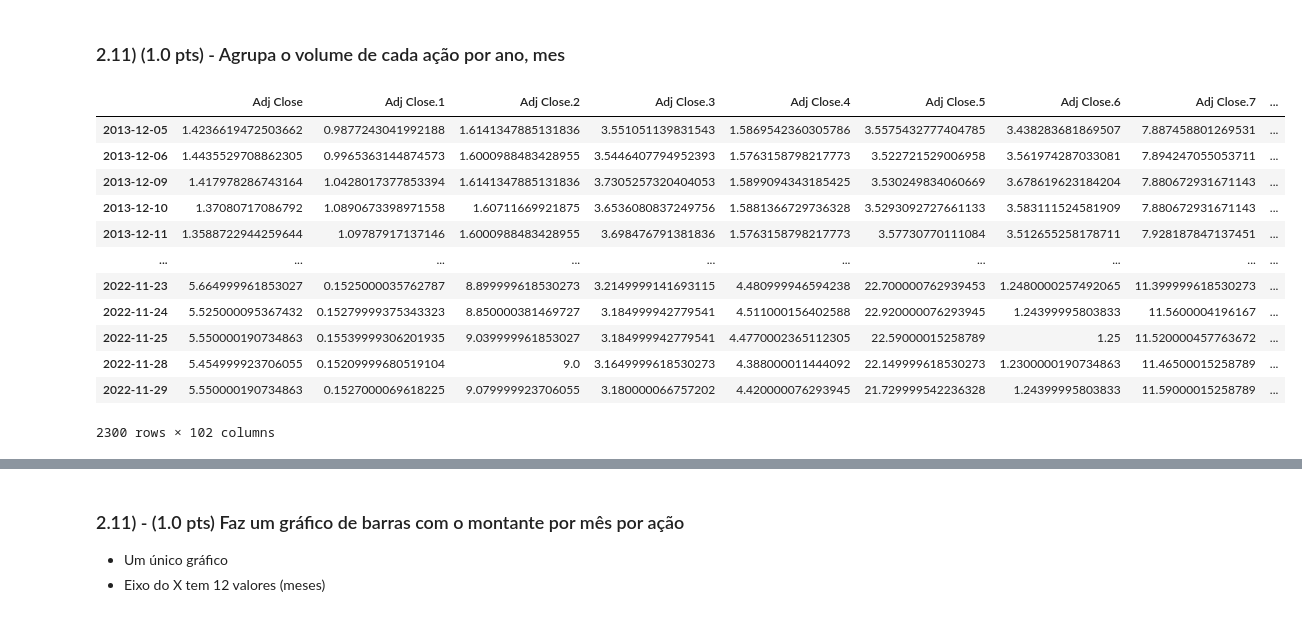
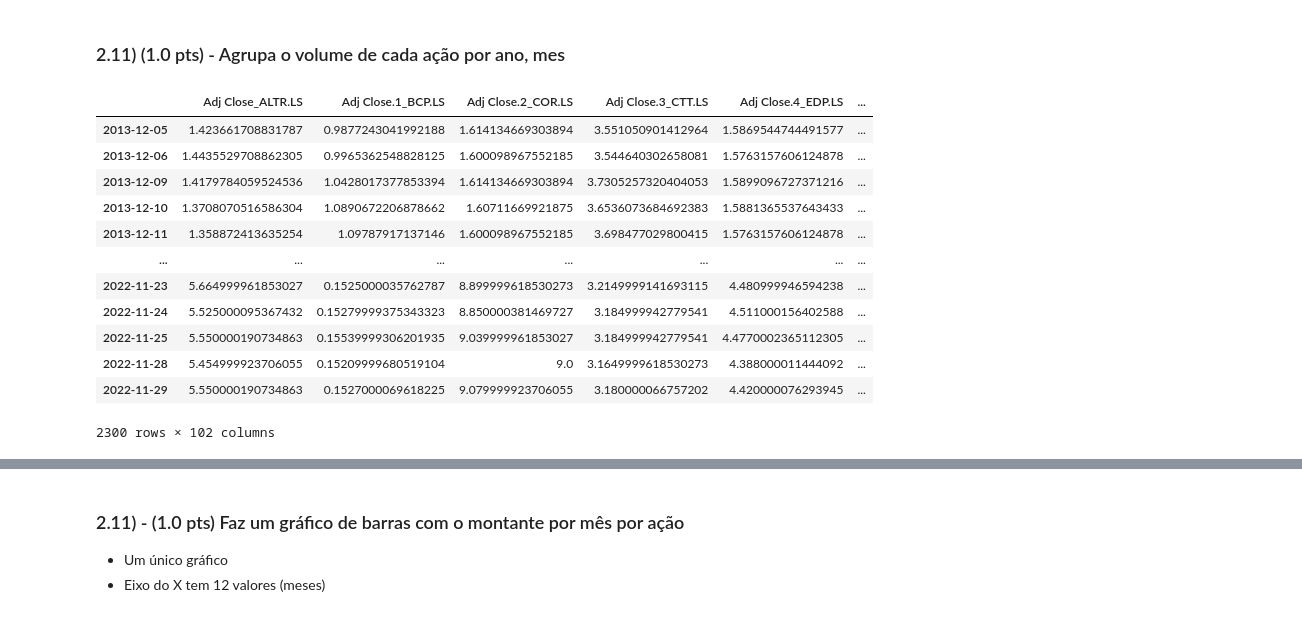
Before and after one commit to Brutosippon/projecto1, a Jupyter notebook: 2022 CF_GRUPO_K.ipynb, the cells around one changed output, grey strips where cells are left out. Drawn from its saved outputs; the diff is of its cells as text; code cells hidden in the pictures.

```diff
--- a/2022 CF_GRUPO_K.ipynb
+++ b/2022 CF_GRUPO_K.ipynb
@@ -499,3 +464,7 @@ df_data_csv
 | 2022-11-28 | 5.454999923706055 | 0.15209999680519104 | 9.0 | 3.1649999618530273 | 4.388000011444092 | 22.149999618530273 | 1.2300000190734863 | 11.46500015258789 | ... |
 | 2022-11-29 | 5.550000190734863 | 0.1527000069618225 | 9.079999923706055 | 3.180000066757202 | 4.420000076293945 | 21.729999542236328 | 1.24399995803833 | 11.59000015258789 | ... |
 2302 rows × 102 columns
+# %%
+# concact do name of columns with the 1st row
+df_data_csv.columns = df_data_csv.columns + '_' + df_data_csv.iloc[0]
+df_data_csv
@@ -502,21 +498,19 @@ df_data_csv
 # %% [markdown]
 ### 2.11) (1.0 pts) -  Agrupa o volume de cada ação por ano, mes
 # %%
-### 2.11) (1.0 pts) -  Agrupa o volume de cada ação por ano, mes
-# group the volume by year and month
-date=df_data_csv.iloc[2:,:]
-date
+df_data_csv_Adj=df_data_csv.iloc[2:,:]
+df_data_csv_Adj
 # %% [output]
-|  | Adj Close | Adj Close.1 | Adj Close.2 | Adj Close.3 | Adj Close.4 | Adj Close.5 | Adj Close.6 | Adj Close.7 | ... |
-| 2013-12-05 | 1.4236619472503662 | 0.9877243041992188 | 1.6141347885131836 | 3.551051139831543 | 1.5869542360305786 | 3.5575432777404785 | 3.438283681869507 | 7.887458801269531 | ... |
-| 2013-12-06 | 1.4435529708862305 | 0.9965363144874573 | 1.6000988483428955 | 3.5446407794952393 | 1.5763158798217773 | 3.522721529006958 | 3.561974287033081 | 7.894247055053711 | ... |
-| 2013-12-09 | 1.417978286743164 | 1.0428017377853394 | 1.6141347885131836 | 3.7305257320404053 | 1.5899094343185425 | 3.530249834060669 | 3.678619623184204 | 7.880672931671143 | ... |
-| 2013-12-10 | 1.37080717086792 | 1.0890673398971558 | 1.60711669921875 | 3.6536080837249756 | 1.5881366729736328 | 3.5293092727661133 | 3.583111524581909 | 7.880672931671143 | ... |
-| 2013-12-11 | 1.3588722944259644 | 1.09787917137146 | 1.6000988483428955 | 3.698476791381836 | 1.5763158798217773 | 3.57730770111084 | 3.512655258178711 | 7.928187847137451 | ... |
-| ... | ... | ... | ... | ... | ... | ... | ... | ... | ... |
-| 2022-11-23 | 5.664999961853027 | 0.1525000035762787 | 8.899999618530273 | 3.2149999141693115 | 4.480999946594238 | 22.700000762939453 | 1.2480000257492065 | 11.399999618530273 | ... |
-| 2022-11-24 | 5.525000095367432 | 0.15279999375343323 | 8.850000381469727 | 3.184999942779541 | 4.511000156402588 | 22.920000076293945 | 1.24399995803833 | 11.5600004196167 | ... |
-| 2022-11-25 | 5.550000190734863 | 0.15539999306201935 | 9.039999961853027 | 3.184999942779541 | 4.4770002365112305 | 22.59000015258789 | 1.25 | 11.520000457763672 | ... |
-| 2022-11-28 | 5.454999923706055 | 0.15209999680519104 | 9.0 | 3.1649999618530273 | 4.388000011444092 | 22.149999618530273 | 1.2300000190734863 | 11.46500015258789 | ... |
-| 2022-11-29 | 5.550000190734863 | 0.1527000069618225 | 9.079999923706055 | 3.180000066757202 | 4.420000076293945 | 21.729999542236328 | 1.24399995803833 | 11.59000015258789 | ... |
+|  | Adj Close_ALTR.LS | Adj Close.1_BCP.LS | Adj Close.2_COR.LS | Adj Close.3_CTT.LS | Adj Close.4_EDP.LS | ... |
+| 2013-12-05 | 1.423661708831787 | 0.9877243041992188 | 1.614134669303894 | 3.551050901412964 | 1.5869544744491577 | ... |
+| 2013-12-06 | 1.4435529708862305 | 0.9965362548828125 | 1.600098967552185 | 3.544640302658081 | 1.5763157606124878 | ... |
+| 2013-12-09 | 1.4179784059524536 | 1.0428017377853394 | 1.614134669303894 | 3.7305257320404053 | 1.5899096727371216 | ... |
+| 2013-12-10 | 1.3708070516586304 | 1.0890672206878662 | 1.60711669921875 | 3.6536073684692383 | 1.5881365537643433 | ... |
+| 2013-12-11 | 1.358872413635254 | 1.09787917137146 | 1.600098967552185 | 3.698477029800415 | 1.5763157606124878 | ... |
+| ... | ... | ... | ... | ... | ... | ... |
+| 2022-11-23 | 5.664999961853027 | 0.1525000035762787 | 8.899999618530273 | 3.2149999141693115 | 4.480999946594238 | ... |
+| 2022-11-24 | 5.525000095367432 | 0.15279999375343323 | 8.850000381469727 | 3.184999942779541 | 4.511000156402588 | ... |
+| 2022-11-25 | 5.550000190734863 | 0.15539999306201935 | 9.039999961853027 | 3.184999942779541 | 4.4770002365112305 | ... |
+| 2022-11-28 | 5.454999923706055 | 0.15209999680519104 | 9.0 | 3.1649999618530273 | 4.388000011444092 | ... |
+| 2022-11-29 | 5.550000190734863 | 0.1527000069618225 | 9.079999923706055 | 3.180000066757202 | 4.420000076293945 | ... |
 2300 rows × 102 columns
```
Also changed, not shown: parts of 19 cells of this notebook.
